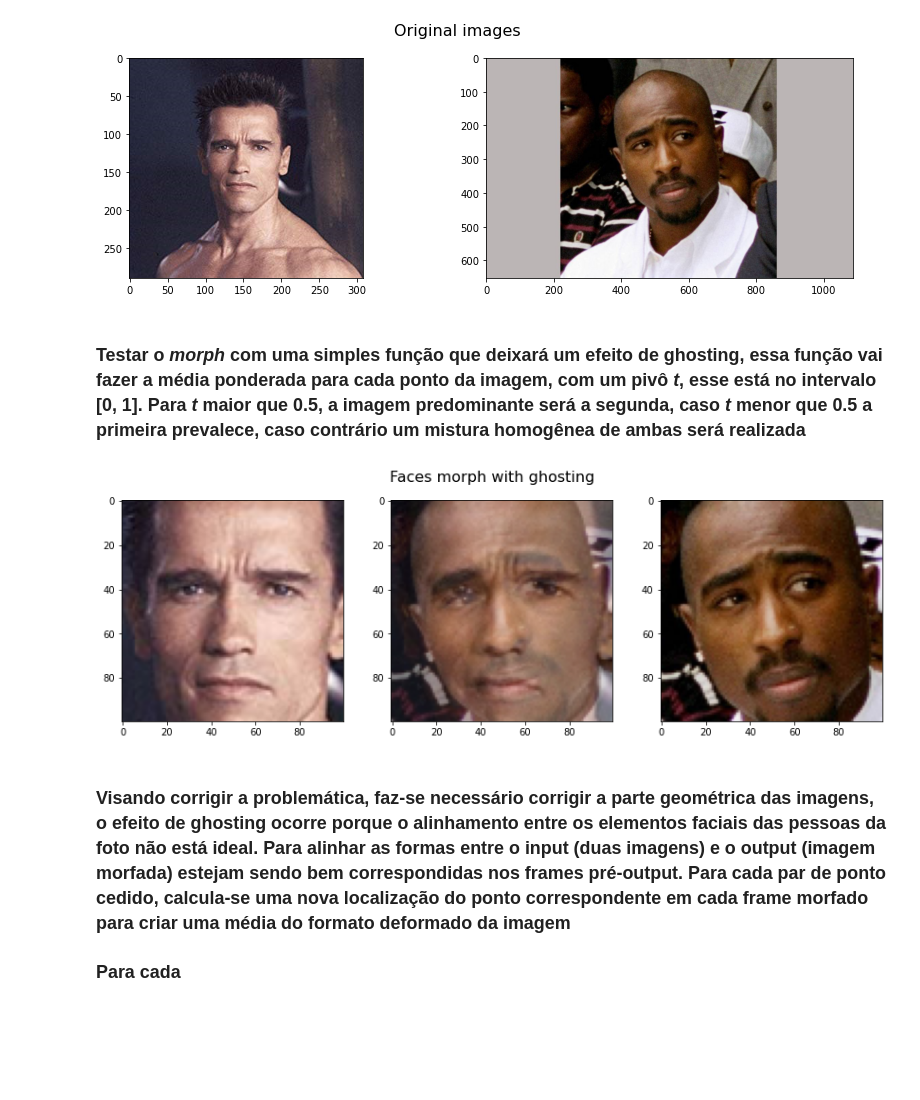
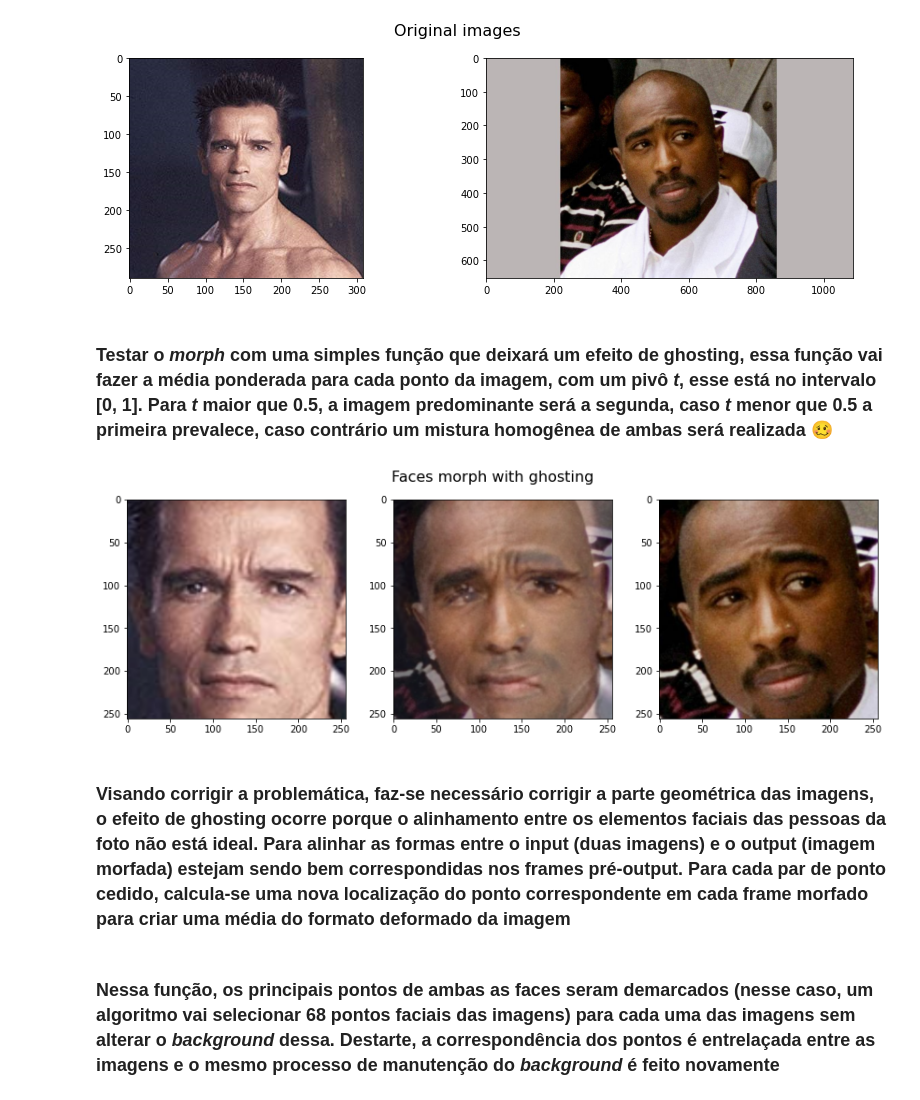
Before and after one commit to lucasmsa/pdi-ufpb, a Jupyter notebook: Untitled.ipynb, the cells around one changed output. Drawn from its saved outputs; the diff is of its cells as text; code cells hidden in the pictures; blank space fills up the shorter version.

```diff
--- a/Untitled.ipynb
+++ b/Untitled.ipynb
@@ -53,29 +54,27 @@ show_multiple_images([img_1, img_2], 1, 2, 'Original images')
 # %% [output]
 [figure]
 # %% [markdown]
-### Testar o _morph_ com uma simples função que deixará um efeito de ghosting, essa função vai fazer a média ponderada para cada ponto da imagem, com um pivô _t_, esse está no intervalo \[0, 1\]. Para _t_ maior que 0.5, a imagem predominante será a segunda, caso _t_ menor que 0.5 a primeira prevalece, caso contrário um mistura homogênea de ambas será realizada
+### Testar o _morph_ com uma simples função que deixará um efeito de ghosting, essa função vai fazer a média ponderada para cada ponto da imagem, com um pivô _t_, esse está no intervalo \[0, 1\]. Para _t_ maior que 0.5, a imagem predominante será a segunda, caso _t_ menor que 0.5 a primeira prevalece, caso contrário um mistura homogênea de ambas será realizada 🥴
 # %%
 def face_morpher_formula_ghosting(t, point_img_1, point_img_2):
     return (1 - t)*point_img_1 + t*point_img_2
 
 def face_morpher_ghosting(t, img_1, img_2):
     size = img_1.shape
     morphed_img = img_1.copy()
 
     for height in range(size[0]):
         for width in range(size[1]):
             point_img_1 = img_1[height][width]
             point_img_2 = img_2[height][width]
             morphed_img[height][width] = [round(face_morpher_formula_ghosting(t, point_img_1[rgb], point_img_2[rgb])) \
                                             for rgb in range(3)]
     return morphed_img
 
+face_1, face_2 = extract_faces(img_1, (256,256)), extract_faces(img_2, (256,256))
 morph_with_ghosting = face_morpher_ghosting(0.5, face_1, face_2)
-face_1, face_2 = extract_faces(img_1, (100,100)), extract_faces(img_2, (100,100))
 show_multiple_images([face_1, morph_with_ghosting, face_2], 1, 3, 'Faces morph with ghosting')
 # %% [output]
-[figure, old version]
+[figure, new version]
 # %% [markdown]
 ### Visando corrigir a problemática, faz-se necessário corrigir a parte geométrica das imagens, o efeito de ghosting ocorre porque o alinhamento entre os elementos faciais das pessoas da foto não está ideal. Para alinhar as formas entre o input (duas imagens) e o output (imagem morfada) estejam sendo bem correspondidas nos frames pré-output. Para cada par de ponto cedido, calcula-se uma nova localização do ponto correspondente em cada frame morfado para criar uma média do formato deformado da imagem
-
-### Para cada
@@ -81,0 +114,2 @@ show_multiple_images([face_1, morph_with_ghosting, face_2], 1, 3, 'Faces morph w
+# %% [markdown]
+### Nessa função, os principais pontos de ambas as faces seram demarcados (nesse caso, um algoritmo vai selecionar 68 pontos faciais das imagens) para cada uma das imagens sem alterar o _background_ dessa. Destarte, a correspondência dos pontos é entrelaçada entre as imagens e o mesmo processo de manutenção do _background_ é feito novamente
```
Also changed, not shown: parts of 7 cells of this notebook, 4 other files.
